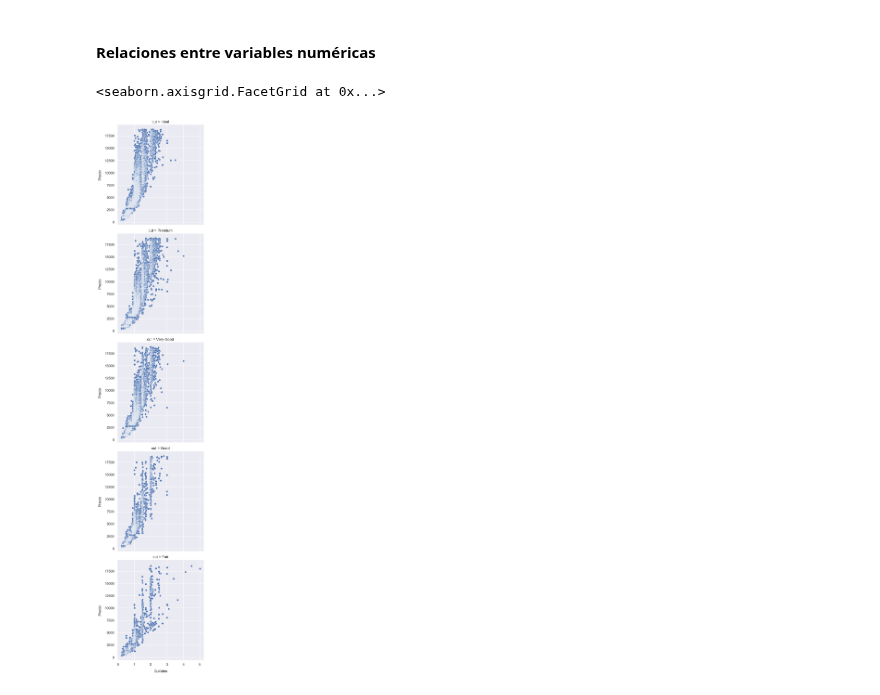
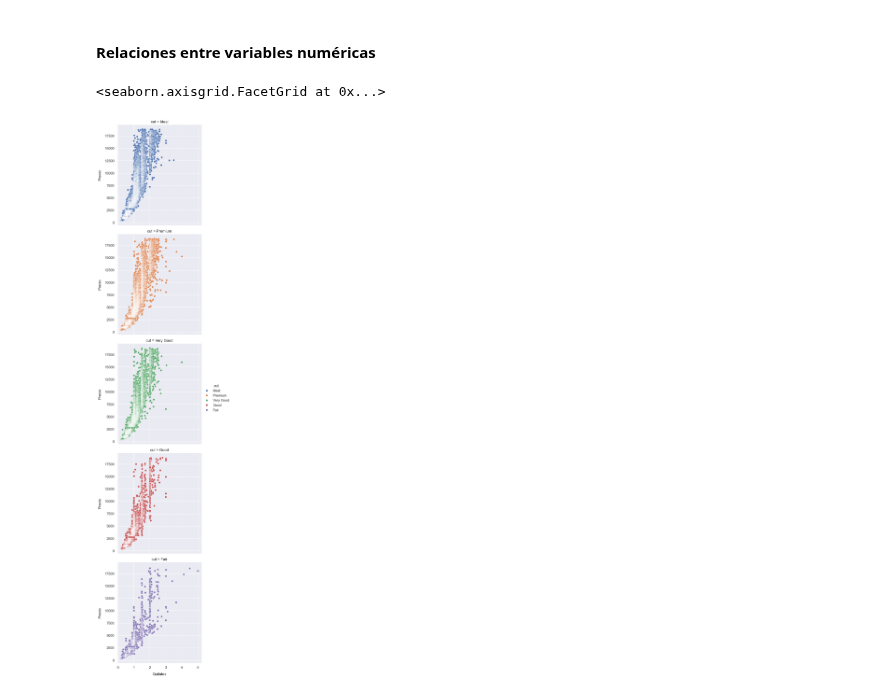
Before and after one commit to frgonzalezb/Udemy_Python_Total_DS_ML, a Jupyter notebook: 10_Seaborn/Proyecto/Proyecto del Día 10 - Dashboard de un Análisis Exploratorio de Datos con Seaborn.ipynb, the cells around one changed output. Saved outputs shown, nothing was run; the diff lists cells and outputs as text; code cells hidden in the pictures.

```diff
--- a/10_Seaborn/Proyecto/Proyecto del Día 10 - Dashboard de un Análisis Exploratorio de Datos con Seaborn.ipynb
+++ b/10_Seaborn/Proyecto/Proyecto del Día 10 - Dashboard de un Análisis Exploratorio de Datos con Seaborn.ipynb
@@ -134,17 +134,18 @@ sns.set_theme(
 # %%
 # Relación entre peso en quilates vs. precio
 carat_vs_price: sns.FacetGrid = sns.relplot(
     data=df,
     x='carat',
     y='price',
+    hue='cut',
     row='cut'
 )
 
 carat_vs_price.set_axis_labels(
     'Quilates',
     'Precio',
     labelpad=10
 )
 # %% [output]
 <seaborn.axisgrid.FacetGrid at 0x...>
-[figure, old version]
+[figure, new version]
```
